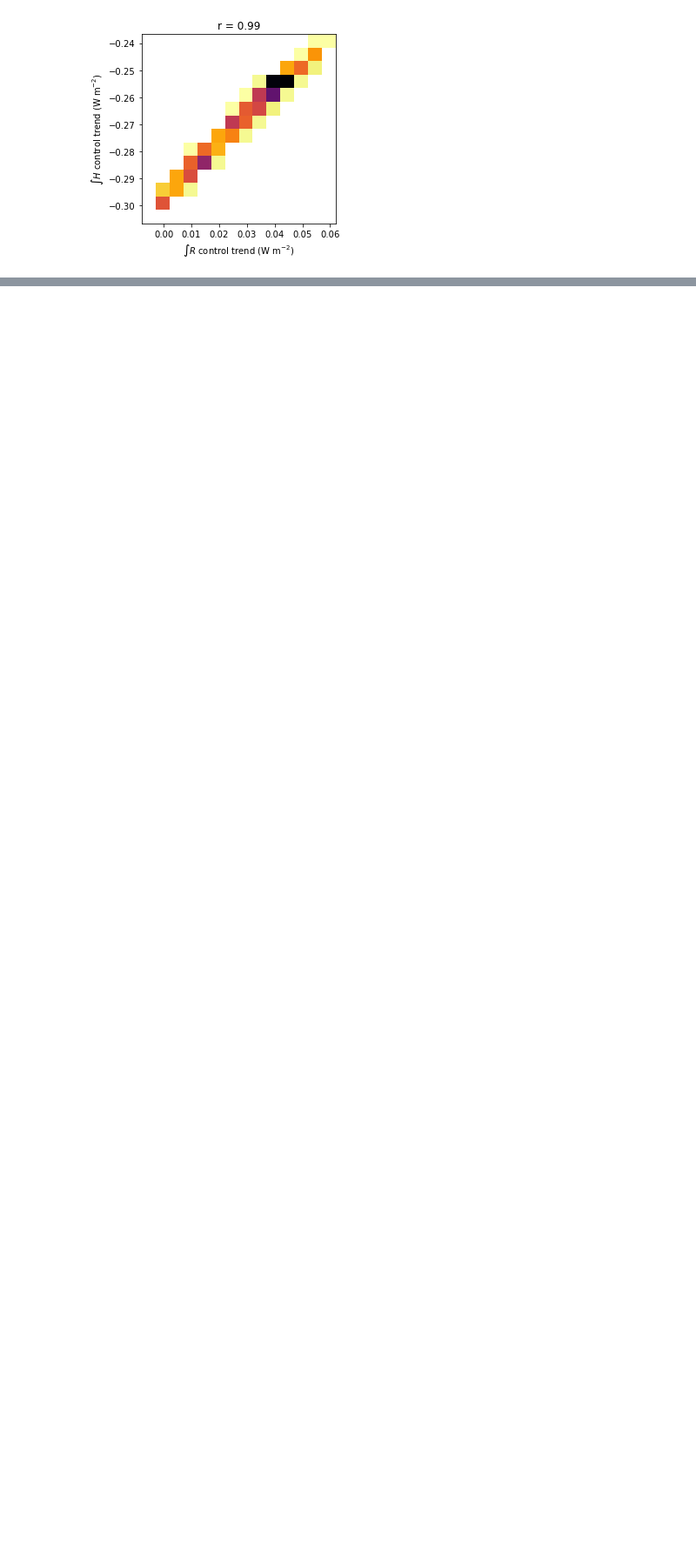
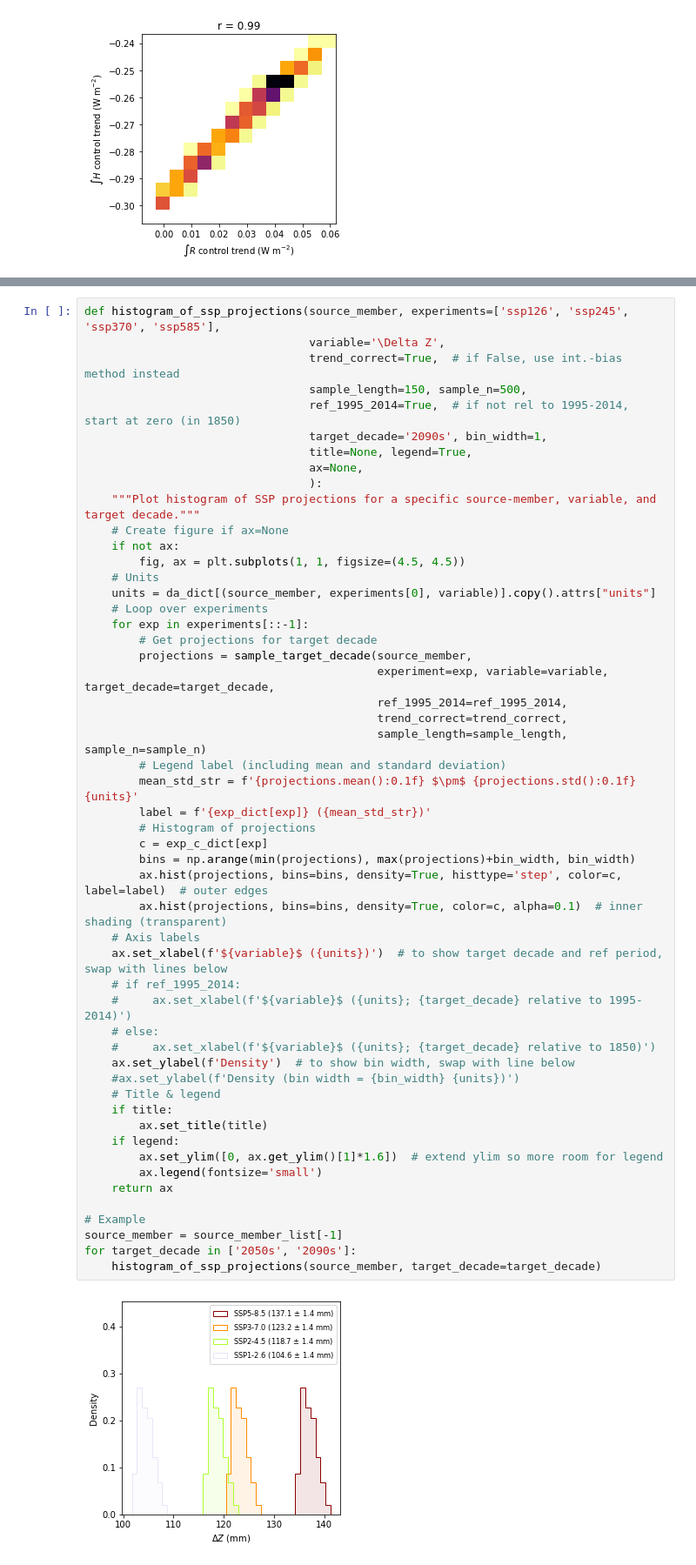
Before and after one commit to grandey/d22a-mcdc, a Jupyter notebook: mcdc_analysis_d22a.ipynb, the cells around one changed output, grey strips where cells are left out. Shown at 87% size. Drawn from its saved outputs; the diff is of its cells as text; blank space fills up the shorter version.

Commit message:
histogram_of_ssp_projections(): add.

```diff
--- a/mcdc_analysis_d22a.ipynb
+++ b/mcdc_analysis_d22a.ipynb
@@ -1181,0 +1184,54 @@ ax = hist2d_of_pi_trends_means(source_member)
+# %%
+def histogram_of_ssp_projections(source_member, experiments=['ssp126', 'ssp245', 'ssp370', 'ssp585'],
+                                 variable='\Delta Z',
+                                 trend_correct=True,  # if False, use int.-bias method instead
+                                 sample_length=150, sample_n=500,
+                                 ref_1995_2014=True,  # if not rel to 1995-2014, start at zero (in 1850)
+                                 target_decade='2090s', bin_width=1,
+                                 title=None, legend=True,
+                                 ax=None,
+                                 ):
+    """Plot histogram of SSP projections for a specific source-member, variable, and target decade."""
+    # Create figure if ax=None
+    if not ax:
+        fig, ax = plt.subplots(1, 1, figsize=(4.5, 4.5))
+    # Units
+    units = da_dict[(source_member, experiments[0], variable)].copy().attrs["units"]
+    # Loop over experiments
+    for exp in experiments[::-1]:
+        # Get projections for target decade
+        projections = sample_target_decade(source_member,
+                                           experiment=exp, variable=variable, target_decade=target_decade,
+                                           ref_1995_2014=ref_1995_2014,
+                                           trend_correct=trend_correct,
+                                           sample_length=sample_length, sample_n=sample_n)
+        # Legend label (including mean and standard deviation)
+        mean_std_str = f'{projections.mean():0.1f} $\pm$ {projections.std():0.1f} {units}'
+        label = f'{exp_dict[exp]} ({mean_std_str})'
+        # Histogram of projections
+        c = exp_c_dict[exp]
+        bins = np.arange(min(projections), max(projections)+bin_width, bin_width)
+        ax.hist(projections, bins=bins, density=True, histtype='step', color=c, label=label)  # outer edges
+        ax.hist(projections, bins=bins, density=True, color=c, alpha=0.1)  # inner shading (transparent)
+    # Axis labels
+    ax.set_xlabel(f'${variable}$ ({units})')  # to show target decade and ref period, swap with lines below
+    # if ref_1995_2014:
+    #     ax.set_xlabel(f'${variable}$ ({units}; {target_decade} relative to 1995-2014)')
+    # else:
+    #     ax.set_xlabel(f'${variable}$ ({units}; {target_decade} relative to 1850)')
+    ax.set_ylabel(f'Density')  # to show bin width, swap with line below
+    #ax.set_ylabel(f'Density (bin width = {bin_width} {units})')
+    # Title & legend
+    if title:
+        ax.set_title(title)
+    if legend:
+        ax.set_ylim([0, ax.get_ylim()[1]*1.6])  # extend ylim so more room for legend
+        ax.legend(fontsize='small')
+    return ax
+
+# Example
+source_member = source_member_list[-1]
+for target_decade in ['2050s', '2090s']:
+    histogram_of_ssp_projections(source_member, target_decade=target_decade)
+# %% [output]
+[figure, added]
```
Also changed, not shown: parts of 12 cells of this notebook.
